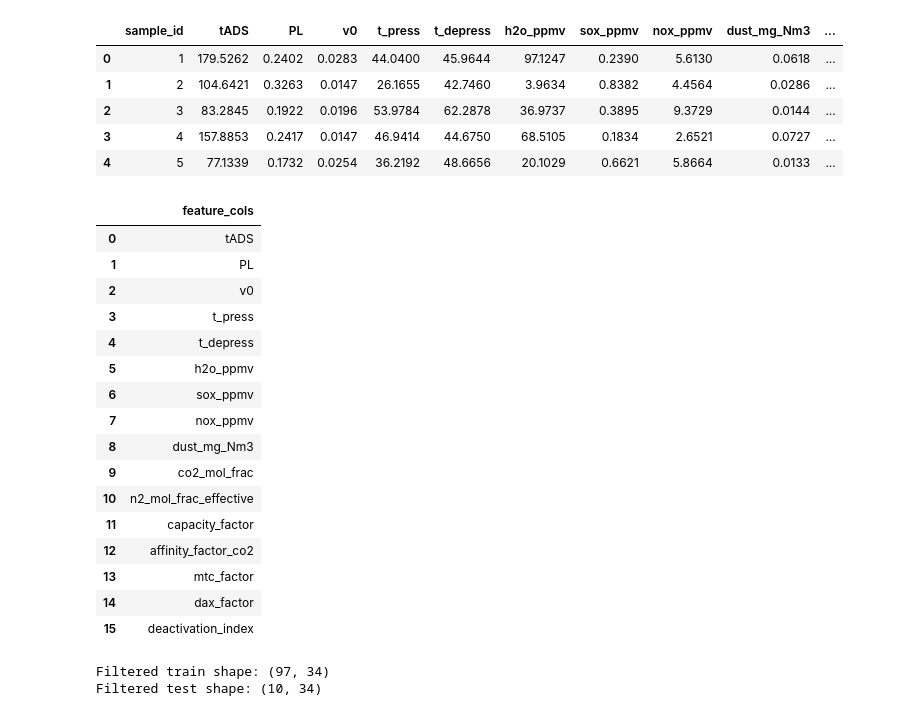
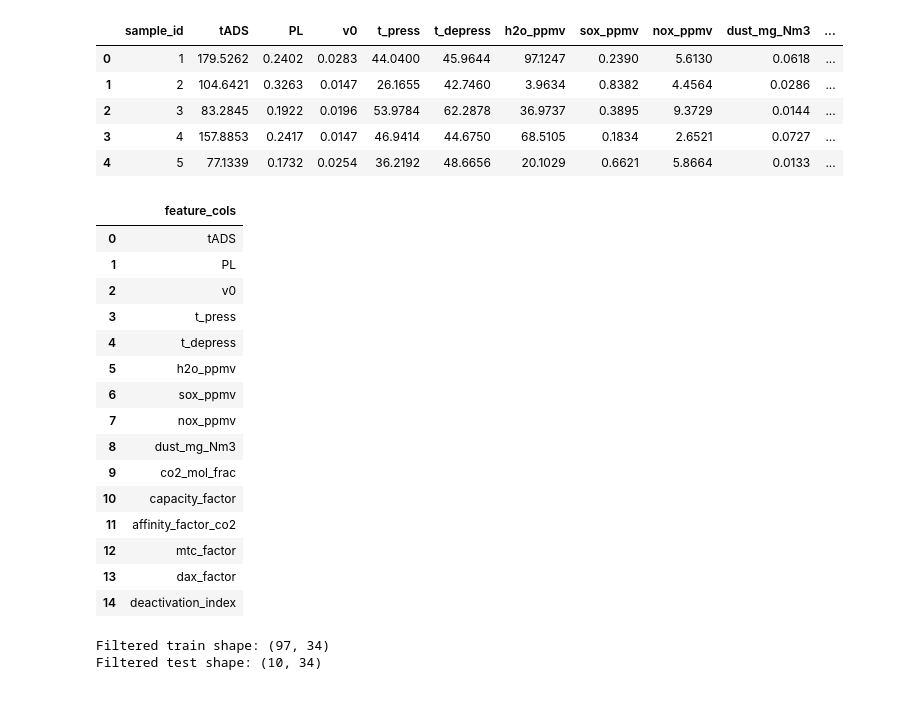
Before and after one commit to chris778886/mf, a Jupyter notebook: model/model_shap.ipynb, the cells around one changed output. Cells and saved outputs as stored; diff of their text form; code cells hidden in the pictures.

```diff
--- a/model/model_shap.ipynb
+++ b/model/model_shap.ipynb
@@ -54,43 +54,41 @@ Test shape: (10, 34)
 feature_cols = [
     'tADS', 'PL', 'v0', 't_press', 't_depress',
     'h2o_ppmv', 'sox_ppmv', 'nox_ppmv', 'dust_mg_Nm3',
-    'co2_mol_frac', 'n2_mol_frac_effective',
-    'capacity_factor', 'affinity_factor_co2', 'mtc_factor',
-    'dax_factor', 'deactivation_index'
+    'co2_mol_frac','capacity_factor', 'affinity_factor_co2',
+    'mtc_factor', 'dax_factor', 'deactivation_index'
 ]
 
 target_cols = ['CO2_purity', 'CO2_recovery']
 
 required_train_cols = feature_cols + target_cols
 required_test_cols = feature_cols + target_cols
 
 missing_train = [col for col in required_train_cols if col not in train_df.columns]
 missing_test = [col for col in required_test_cols if col not in test_df.columns]
 
 if missing_train:
     raise ValueError(f'Missing train columns: {missing_train}')
 if missing_test:
     raise ValueError(f'Missing test columns: {missing_test}')
 
 display(pd.DataFrame({'feature_cols': feature_cols}))
 # %% [output]
 |  | feature_cols |
 | 0 | tADS |
 | 1 | PL |
 | 2 | v0 |
 | 3 | t_press |
 | 4 | t_depress |
 | 5 | h2o_ppmv |
 | 6 | sox_ppmv |
 | 7 | nox_ppmv |
 | 8 | dust_mg_Nm3 |
 | 9 | co2_mol_frac |
-| 10 | n2_mol_frac_effective |
-| 11 | capacity_factor |
-| 12 | affinity_factor_co2 |
-| 13 | mtc_factor |
-| 14 | dax_factor |
-| 15 | deactivation_index |
+| 10 | capacity_factor |
+| 11 | affinity_factor_co2 |
+| 12 | mtc_factor |
+| 13 | dax_factor |
+| 14 | deactivation_index |
 # %%
 # Keep only physically valid rows if flags are present
 train_clean = train_df.copy()
```
Also changed, not shown: parts of 6 cells of this notebook, 2 other files.
